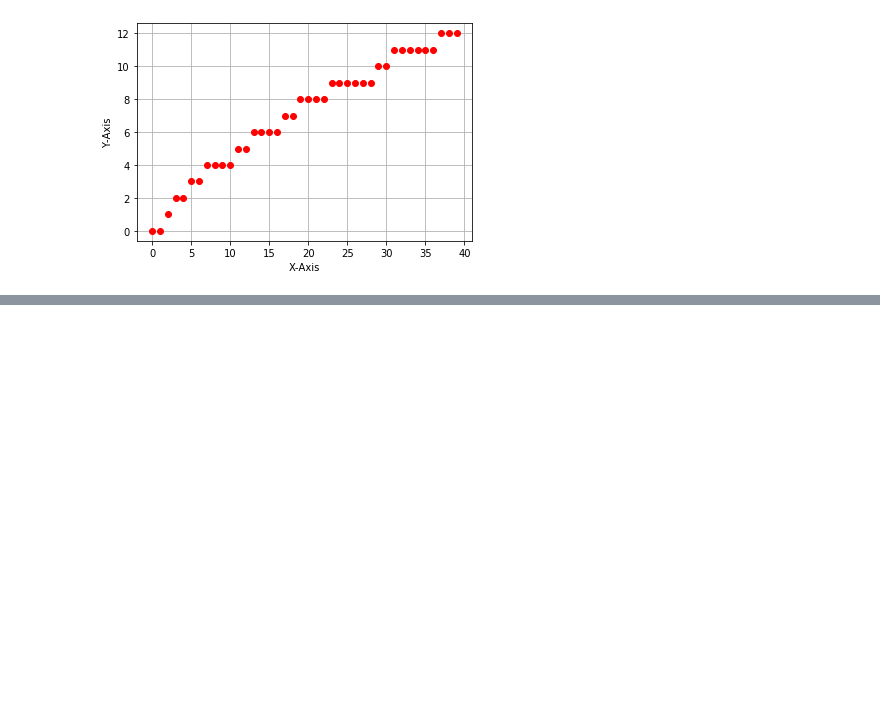
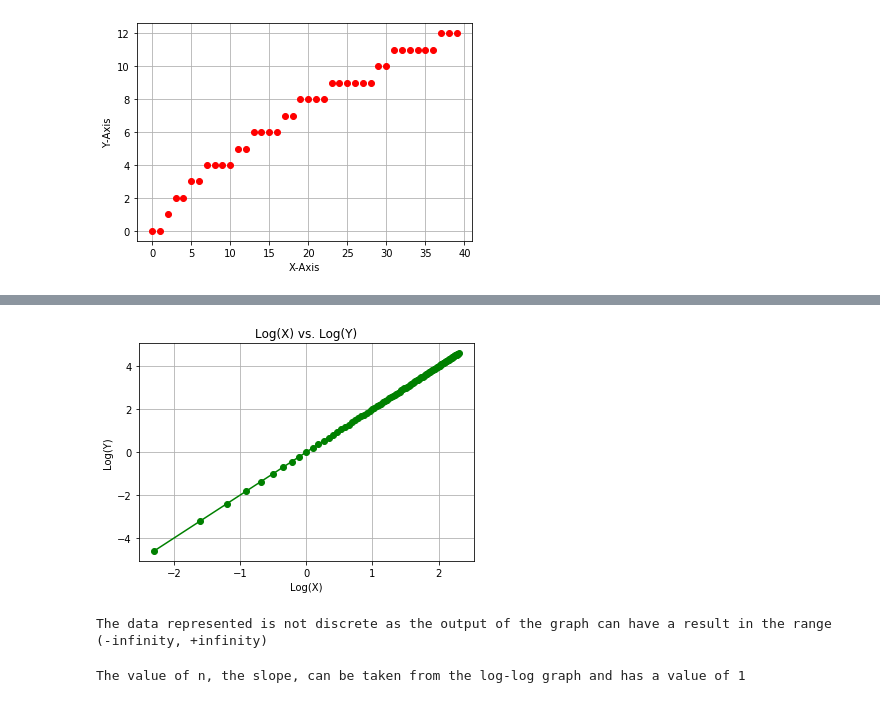
Before and after one commit to CianCoyle/ACM20030-Assignments, a Jupyter notebook: ACM20030-Assignments-1.ipynb, the cells around one changed output, grey strips where cells are left out. Drawn from its saved outputs; the diff is of its cells as text; code cells hidden in the pictures; blank space fills up the shorter version.

```diff
--- a/ACM20030-Assignments-1.ipynb
+++ b/ACM20030-Assignments-1.ipynb
@@ -87,0 +120,17 @@ np.loadtext()
+# %%
+#Q2c
+plt.title("Log(X) vs. Log(Y)")
+plt.xlabel("Log(X)")
+plt.ylabel("Log(Y)")
+plt.plot(np.log(X1), np.log(Y1), "go-")
+plt.grid(True)
+# %% [output]
+[figure, added]
+# %%
+print("The data represented is not discrete as the output of the graph can have a result in the range (-infinity, +infinity)")
+# %% [output]
+The data represented is not discrete as the output of the graph can have a result in the range (-infinity, +infinity)
+# %%
+print("The value of n, the slope, can be taken from the log-log graph and has a value of 1")
+# %% [output]
+The value of n, the slope, can be taken from the log-log graph and has a value of 1
```
Also changed, not shown: parts of 14 cells of this notebook.
